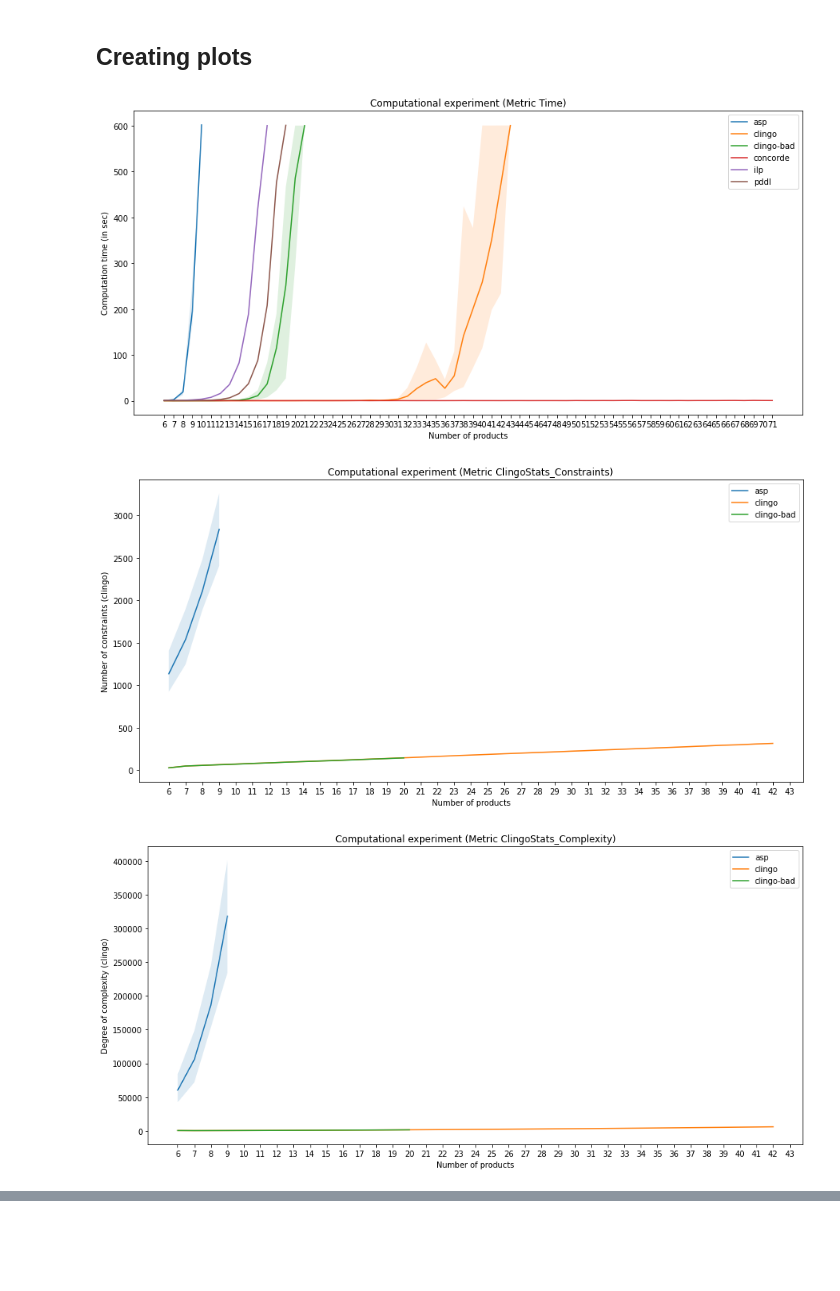
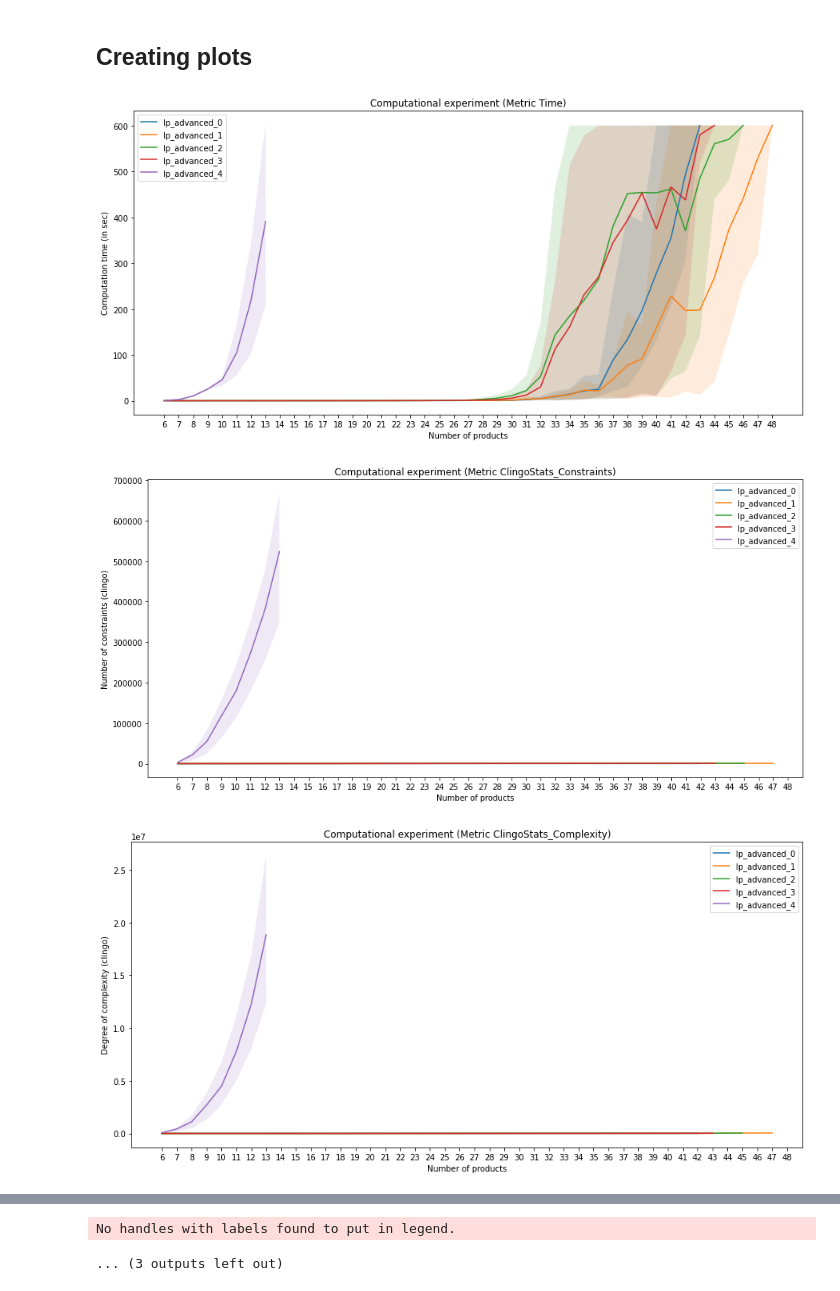
Before and after one commit to dim35216/product-ordering, a Jupyter notebook: src/experiment/visualize.ipynb, the cells around one changed output, grey strips where cells are left out. Cells and saved outputs as stored; diff of their text form; code cells hidden in the pictures; blank space fills up the shorter version.

Commit message:
Upload results for comrarison constraints with logic_program

```diff
--- a/src/experiment/visualize.ipynb
+++ b/src/experiment/visualize.ipynb
@@ -14,6 +14,7 @@ column_names = [
     'NumProducts',
     'Run',
     'Approach',
+    'Consider_Constraints',
     'Time',
     'OptValue',
     'C',
@@ -34,6 +35,6 @@ column_names = [
 ]
 # %%
 df = pd.read_csv(RESULTS_FILE, names=column_names)
-df = df.sort_values(by=['NumProducts', 'Run', 'Approach'])
-df[['NumProducts', 'Run', 'Approach', 'Time', 'OptValue', 'C', 'Timeout']]
+df = df.sort_values(by=['NumProducts', 'Run', 'Approach', 'Consider_Constraints'])
+df[['NumProducts', 'Run', 'Approach', 'Consider_Constraints', 'Time', 'OptValue', 'C', 'Timeout']]
 # %% [output]
@@ -85,0 +87,3 @@ numProducts
+# %%
+consider_constraints_options = df['Consider_Constraints'].drop_duplicates().to_list()
+consider_constraints_options
@@ -99,14 +107,16 @@ for numProduct in numProducts:
 # %%
 for numProduct in numProducts:
     for run in runs:
-        df_temp_numProduct = df[df['NumProducts'] == numProduct]
-        df_temp_run = df_temp_numProduct[df_temp_numProduct['Run'] == run]
-        df_temp_run_woT = df_temp_run[df_temp_run['Timeout'] == False]
-        if len(df_temp_run_woT['Order'].drop_duplicates().to_list()) > 1:
-            print('ERROR')
-            print(f'numProduct: {numProduct} run: {run}')
-            print(df_temp_run_woT[['Approach', 'Order']])
-            print()
+        for consider_constraints in consider_constraints_options:
+            df_temp_numProduct = df[df['NumProducts'] == numProduct]
+            df_temp_run = df_temp_numProduct[df_temp_numProduct['Run'] == run]
+            df_temp_constraints = df_temp_run[df_temp_run['Consider_Constraints'] == consider_constraints]
+            df_temp_constraints_woT = df_temp_constraints[df_temp_constraints['Timeout'] == False]
+            if len(df_temp_constraints_woT['Order'].drop_duplicates().to_list()) > 1:
+                print('ERROR')
+                print(f'numProduct: {numProduct} run: {run} consider_constraints: {consider_constraints}')
+                print(df_temp_constraints_woT[['Approach', 'Order']])
+                print()
 # %% [markdown]
 ### Preprocessing the data for plotting
 # %%
@@ -154,19 +168,27 @@ for approach in approaches:
 # %%
 for metric, ylabel in metrics.items():
     plt.figure(figsize=(15, 7))
     plt.title(f'Computational experiment (Metric {metric})')
     plt.xticks(numProducts)
     plt.xlabel('Number of products')
     plt.ylabel(ylabel)
 
     for approach in approaches:
-        if len(data[approach][metric]['numProducts']) > 0:
-            plt.plot(data[approach][metric]['numProducts'], data[approach][metric]['means'], label=approach)
-            plt.fill_between(data[approach][metric]['numProducts'], data[approach][metric]['lbs'], data[approach][metric]['ubs'], alpha=0.15)
+        for consider_constraints in consider_constraints_options:
+            if len(data[approach][consider_constraints][metric]['numProducts']) > 0:
+                plt.plot(
+                    data[approach][consider_constraints][metric]['numProducts'],
+                    data[approach][consider_constraints][metric]['means'],
+                    label=f'{approach}_{consider_constraints}')
+                plt.fill_between(
+                    data[approach][consider_constraints][metric]['numProducts'],
+                    data[approach][consider_constraints][metric]['lbs'],
+                    data[approach][consider_constraints][metric]['ubs'],
+                    alpha=0.15)
 
     plt.legend()
     plt.show()
 # %% [output]
-[figure, old version]
+[figure, new version]
-[figure, old version]
+[figure, new version]
-[figure, old version]
+[figure, new version]
@@ -182,0 +203,2 @@ for metric, ylabel in metrics.items():
+No handles with labels found to put in legend.
+... (3 outputs left out)
```
Also changed, not shown: parts of 8 cells of this notebook, 4 other files.
